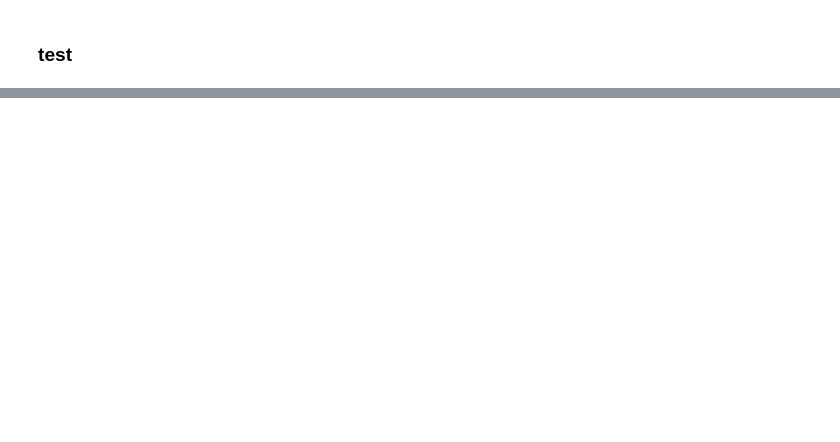
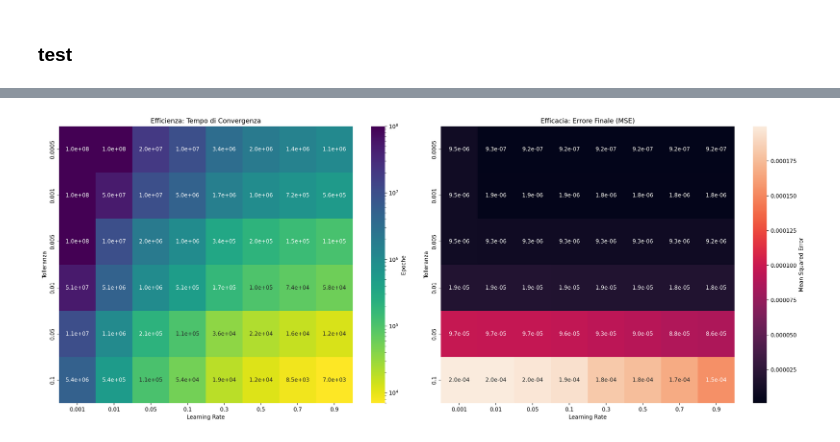
Before and after one commit to zosojack/ml-applications, a Jupyter notebook: 2-second-project/prove/neural-network-process.ipynb, the cells around one changed output, grey strips where cells are left out. Drawn from its saved outputs; the diff is of its cells as text; code cells hidden in the pictures; blank space fills up the shorter version.

```diff
--- a/2-second-project/prove/neural-network-process.ipynb
+++ b/2-second-project/prove/neural-network-process.ipynb
@@ -49,4 +46,23 @@ from sklearn.model_selection import GridSearchCV
 from sklearn.model_selection import RepeatedStratifiedKFold
 from sklearn.pipeline import Pipeline
 from sklearn.preprocessing import MinMaxScaler, StandardScaler, RobustScaler
+# %%
+max_epoche = 1_000_000
+
+# normalizzazione
+scaler = MinMaxScaler()
+train_x = scaler.fit_transform(train_x)
+test_x = scaler.transform(test_x)
+# pca
+pca = PCA(n_components=7)
+train_x = pca.fit_transform(train_x)
+test_x = pca.transform(test_x)
+# estimator
+nn_est = neural_network(
+    epoche = max_epoche,
+    nn_learning_rate = 0.5,
+    activation_function = 'sigmoide',
+    return_errors = True,
+    convergence_tol = 1e-04
+)
 # %%
@@ -119,0 +162,43 @@ array([0., 0., 0., 0., 0., 0., 1., 1., 1., 1., 1., 0.])
+# %%
+import pandas as pd
+import seaborn as sns
+
+# 1. Spacchettamento dei risultati
+rows = []
+for tol, list_tuple in results.items():
+    for i, (epoche, mse, fit_time) in enumerate(list_tuple):
+        rows.append({
+            'Tolleranza': tol,
+            'Learning Rate': list_learning_rate[i],
+            'Epoche': epoche,
+            'MSE': mse,
+            'fit_time': fit_time
+        })
+
+df = pd.DataFrame(rows)
+
+# 2. Creazione dei Pivot
+pivot_epoche = df.pivot(index='Tolleranza', columns='Learning Rate', values='Epoche')
+pivot_mse = df.pivot(index='Tolleranza', columns='Learning Rate', values='MSE')
+
+# 3. Plotting affiancato
+fig, ax = plt.subplots(1, 2, figsize=(20, 8), dpi=200)
+
+# Heatmap 1: Epoche (Scala Logaritmica)
+sns.heatmap(
+    pivot_epoche, annot=True, fmt=".1e", cmap="viridis_r", ax=ax[0],
+    norm=plt.matplotlib.colors.LogNorm(), cbar_kws={'label': 'Epoche'}
+)
+ax[0].set_title('Efficienza: Tempo di Convergenza')
+
+# Heatmap 2: MSE (Scala Lineare o Log)
+sns.heatmap(
+    pivot_mse, annot=True, fmt=".1e", cmap="rocket", ax=ax[1],
+    cbar_kws={'label': 'Mean Squared Error'}
+)
+ax[1].set_title('Efficacia: Errore Finale (MSE)')
+
+plt.tight_layout()
+plt.show()
+# %% [output]
+[figure, added]
```
Also changed, not shown: parts of 15 cells of this notebook, 27 other files.
